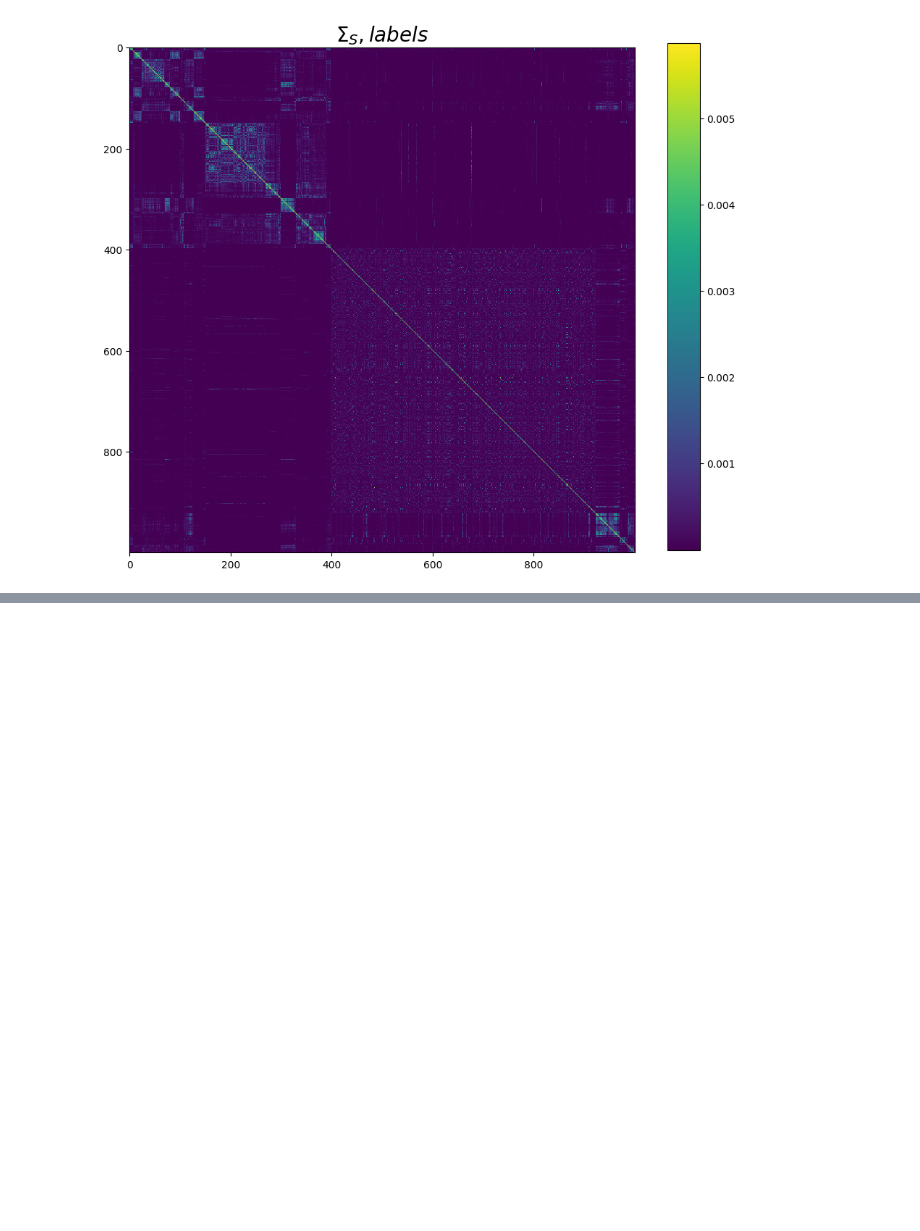
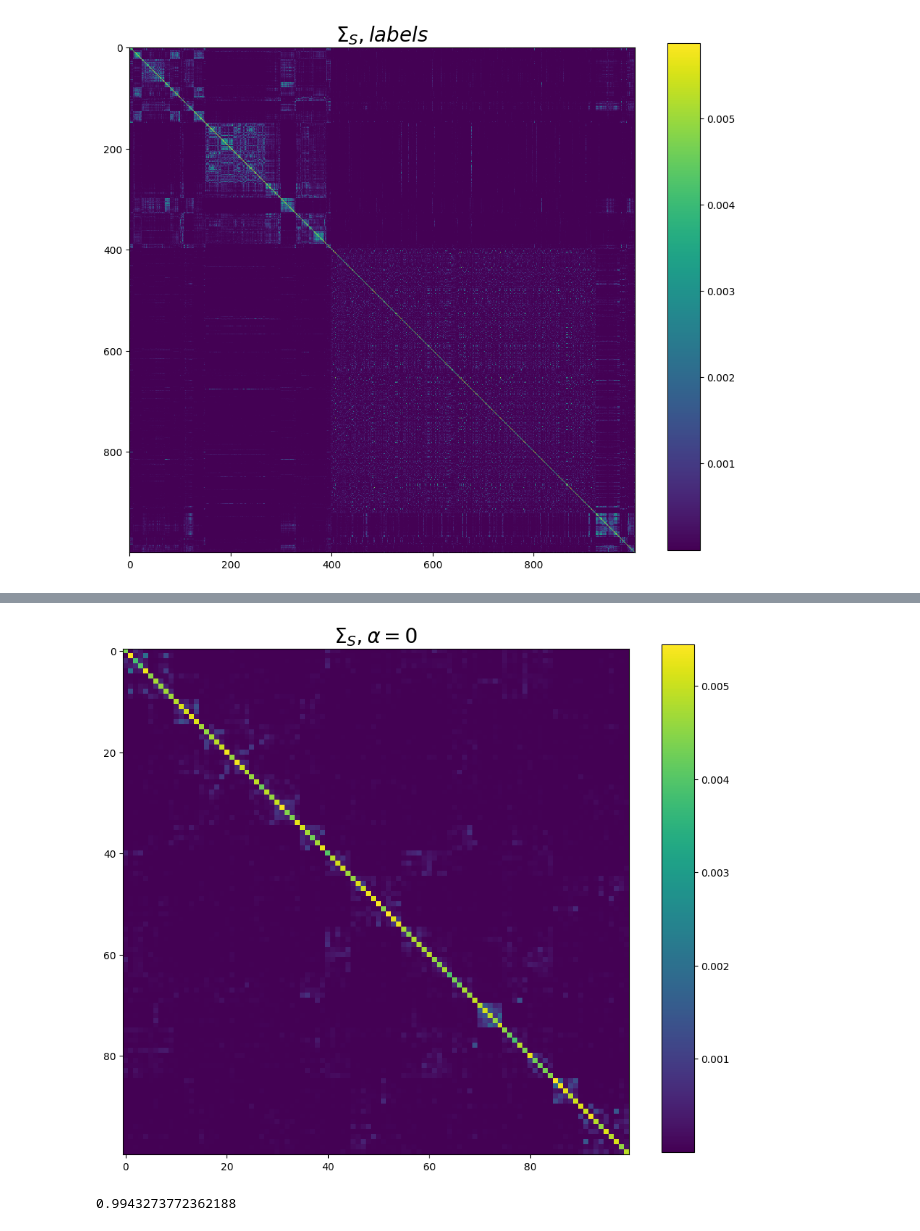
Before and after one commit to GiuliaLanzillotta/DED, a Jupyter notebook: scripts/covariances.ipynb, the cells around one changed output, grey strips where cells are left out. Cells and saved outputs as stored; diff of their text form; code cells hidden in the pictures; blank space fills up the shorter version.

```diff
--- a/scripts/covariances.ipynb
+++ b/scripts/covariances.ipynb
@@ -222,0 +353,8 @@ plot_covariance(SigmaS_2, r'$\Sigma_S, labels$', size=(9,10));
+# %%
+plot_covariance(SigmaS0_ordered, r'$\Sigma_S, \alpha = 0$', size=(9,10));
+# %% [output]
+[figure, added]
+# %%
+np.trace(np.matmul(SigmaT, SigmaS0))/(np.linalg.norm(SigmaT)*np.linalg.norm(SigmaS0))
+# %% [output]
+0.9943273772362188
```
Also changed, not shown: parts of 40 cells of this notebook, 14 other files.
